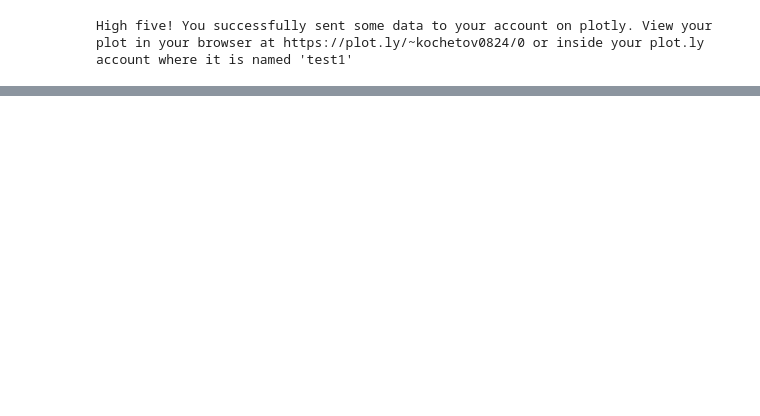
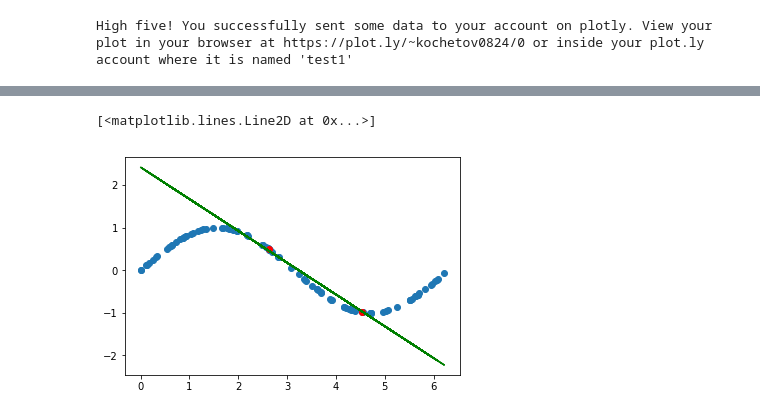
Before and after one commit to KonstantinKochetov/ML-implementations, a Jupyter notebook: Beleg3.ipynb, the cells around one changed output, grey strips where cells are left out. Drawn from its saved outputs; the diff is of its cells as text; code cells hidden in the pictures; blank space fills up the shorter version.

```diff
--- a/Beleg3.ipynb
+++ b/Beleg3.ipynb
@@ -452,0 +480,24 @@ Y_after_gradient_descent till 10:  [0.792 0.937 0.942 0.959 0.915 0.889 0.746 0.
+# %%
+# Trainings Daten
+num_train = 100
+iterations = 500
+alpha = 0.1
+np.random.seed(1) # wird immer gleiche randoms geben
+x_ = 2*np.pi*np.random.uniform(0, 1, num_train) # gleichverteilt zwischen 0 und 2*pi
+y_ = np.sin(x_)
+# %%
+counter = np.array([0,2])
+x, y = train_data(counter)
+initial_theta_0 = 0
+initial_theta_1 = 0
+theta_0, theta_1 = get_theta(x.copy(), y.copy(), initial_theta_0, initial_theta_1)
+
+
+f1 = plt.figure()
+ax1 = f1.add_subplot(111)
+ax1.scatter(x_,y_)
+ax1.scatter(x,y, color='r')
+ax1.plot(x_,  theta_0 + theta_1 * x_, 'g-')
+# %% [output]
+[<matplotlib.lines.Line2D at 0x...>]
+[figure, added]
```
Also changed, not shown: parts of 14 cells of this notebook.
